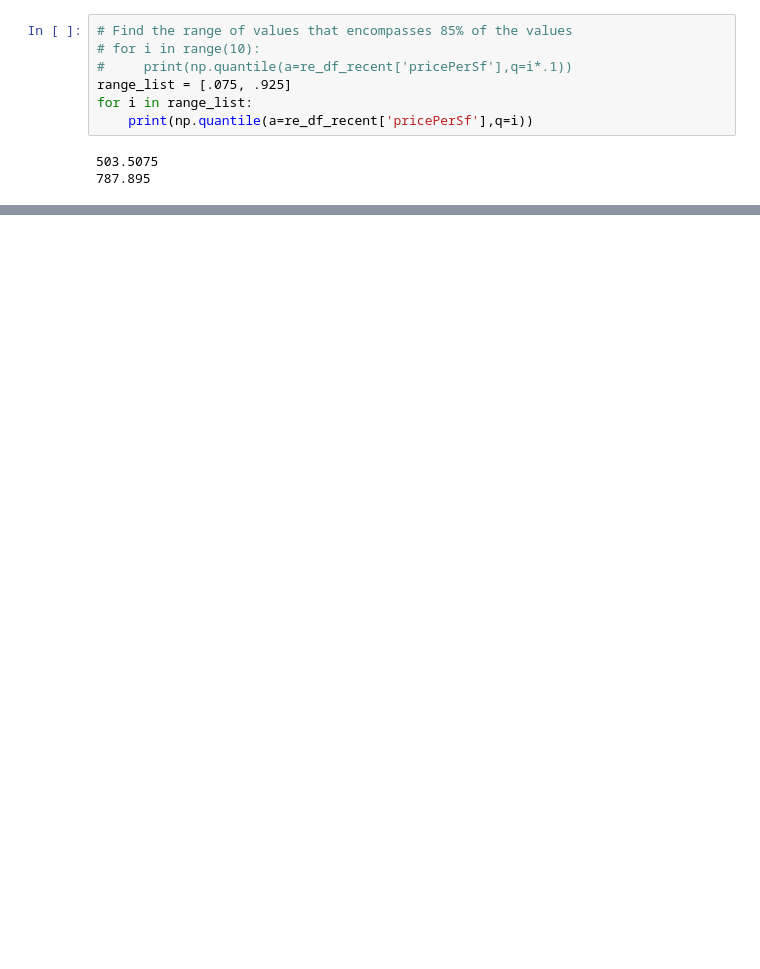
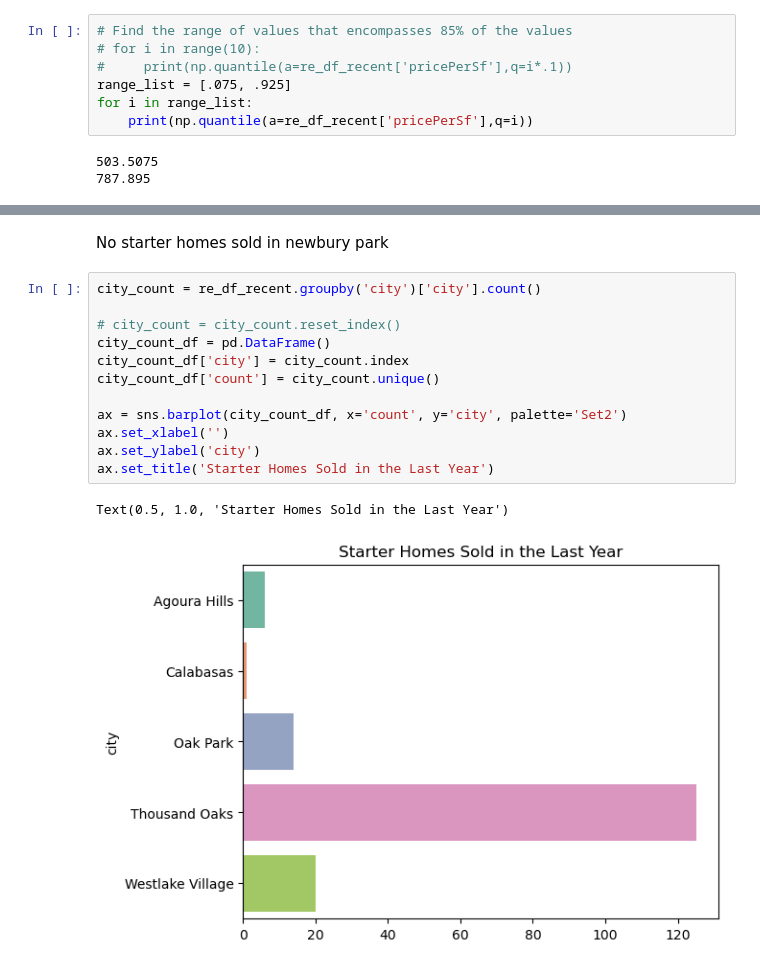
Before and after one commit to StarkArk/Local_Real_Estate_Analysis, a Jupyter notebook: real_estate_eda.ipynb, the cells around one changed output, grey strips where cells are left out. Cells and saved outputs as stored; diff of their text form; blank space fills up the shorter version.

```diff
--- a/real_estate_eda.ipynb
+++ b/real_estate_eda.ipynb
@@ -205,2 +196,19 @@ plt.pyplot.savefig('Images/starterhomessold_beds.svg', format='svg')
 # %% [output]
 [figure]
+# %% [markdown]
+No starter homes sold in newbury park
+# %%
+city_count = re_df_recent.groupby('city')['city'].count()
+
+# city_count = city_count.reset_index()
+city_count_df = pd.DataFrame()
+city_count_df['city'] = city_count.index
+city_count_df['count'] = city_count.unique()
+
+ax = sns.barplot(city_count_df, x='count', y='city', palette='Set2')
+ax.set_xlabel('')
+ax.set_ylabel('city')
+ax.set_title('Starter Homes Sold in the Last Year')
+# %% [output]
+Text(0.5, 1.0, 'Starter Homes Sold in the Last Year')
+[figure, added]
```
Also changed, not shown: parts of 20 cells of this notebook, 10 other files.
